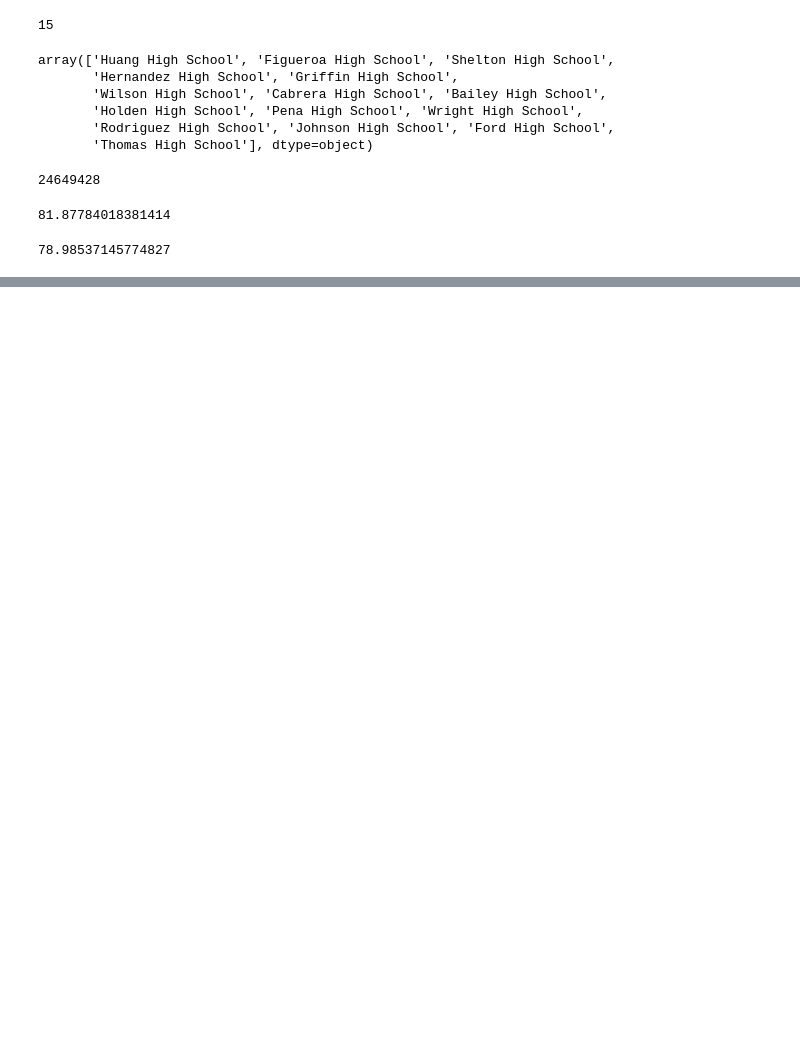
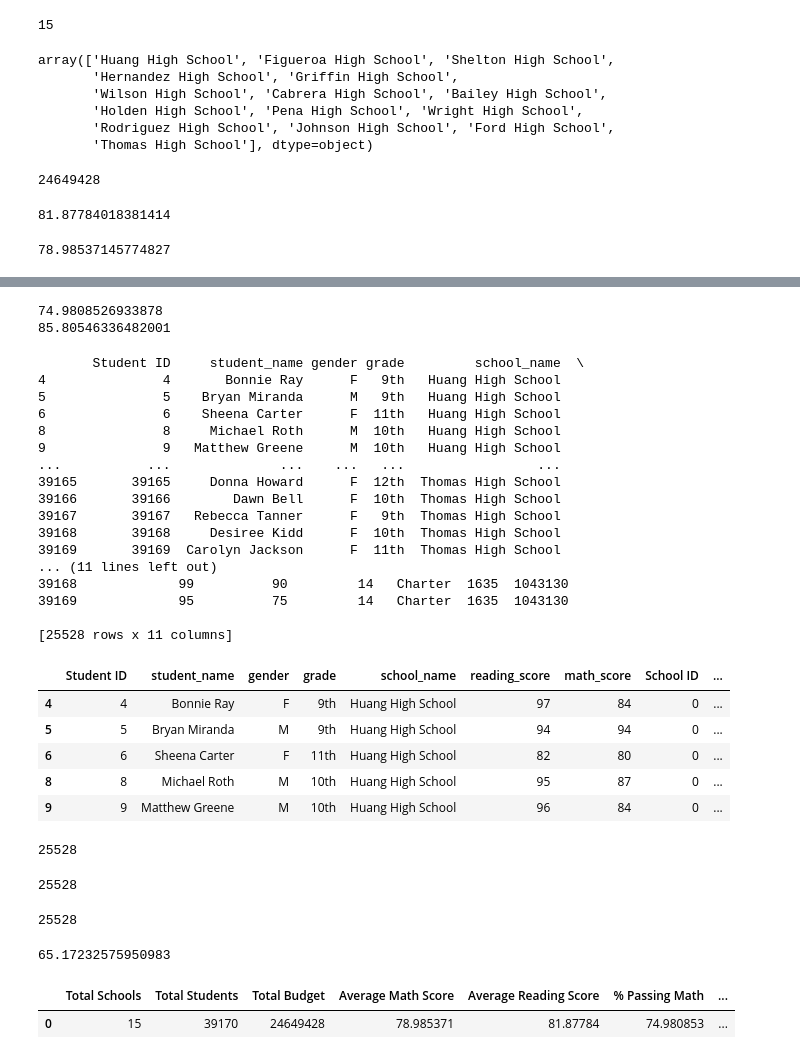
Before and after one commit to fahadarehman1/School_District_Analysis, a Jupyter notebook: PyCitySchools.ipynb, the cells around one changed output, grey strips where cells are left out. Cells and saved outputs as stored; diff of their text form; code cells hidden in the pictures; blank space fills up the shorter version.

```diff
--- a/PyCitySchools.ipynb
+++ b/PyCitySchools.ipynb
@@ -91,0 +176,73 @@ average_math_score
+# %%
+# Calculate the percent that passed math.
+passing_math_percentage = passing_math_count / float(student_count) * 100
+print(passing_math_percentage)
+# Calculate the percent that passed reading.
+passing_reading_percentage = passing_reading_count / float(student_count) * 100
+print(passing_reading_percentage)
+# %% [output]
+74.9808526933878
+85.80546336482001
+# %%
+# Calculate the students who passed both math and reading.
+passing_math_reading = school_data_complete_df[(school_data_complete_df["math_score"] >= 70) & (school_data_complete_df["reading_score"] >= 70)]
+passing_math_reading.head()
+# %% [output]
+       Student ID     student_name gender grade         school_name  \
+4               4       Bonnie Ray      F   9th   Huang High School
+5               5    Bryan Miranda      M   9th   Huang High School
+6               6    Sheena Carter      F  11th   Huang High School
+8               8     Michael Roth      M  10th   Huang High School
+9               9   Matthew Greene      M  10th   Huang High School
+...           ...              ...    ...   ...                 ...
+39165       39165     Donna Howard      F  12th  Thomas High School
+39166       39166        Dawn Bell      F  10th  Thomas High School
+39167       39167   Rebecca Tanner      F   9th  Thomas High School
+39168       39168     Desiree Kidd      F  10th  Thomas High School
+39169       39169  Carolyn Jackson      F  11th  Thomas High School
+... (11 lines left out)
+39168             99          90         14   Charter  1635  1043130
+39169             95          75         14   Charter  1635  1043130
+
+[25528 rows x 11 columns]
+|  | Student ID | student_name | gender | grade | school_name | reading_score | math_score | School ID | ... |
+| 4 | 4 | Bonnie Ray | F | 9th | Huang High School | 97 | 84 | 0 | ... |
+| 5 | 5 | Bryan Miranda | M | 9th | Huang High School | 94 | 94 | 0 | ... |
+| 6 | 6 | Sheena Carter | F | 11th | Huang High School | 82 | 80 | 0 | ... |
+| 8 | 8 | Michael Roth | M | 10th | Huang High School | 95 | 87 | 0 | ... |
+| 9 | 9 | Matthew Greene | M | 10th | Huang High School | 96 | 84 | 0 | ... |
+# %%
+passing_math_reading["student_name"].count()
+# %% [output]
+25528
+# %%
+passing_math_reading.student_name.count()
+# %% [output]
+25528
+# %%
+# Calculate the number of students who passed both math and reading.
+overall_passing_math_reading_count = passing_math_reading["student_name"].count()
+overall_passing_math_reading_count
+# %% [output]
+25528
+# %%
+# Calculate the overall passing percentage.
+overall_passing_percentage = overall_passing_math_reading_count / student_count * 100
+overall_passing_percentage
+# %% [output]
+65.17232575950983
+# %%
+# Adding a list of values with keys to create a new DataFrame.
+district_summary_df = pd.DataFrame(
+          [{"Total Schools": school_count,
+          "Total Students": student_count,
+          "Total Budget": total_budget,
+          "Average Math Score": average_math_score,
+          "Average Reading Score": average_reading_score,
+          "% Passing Math": passing_math_percentage,
+         "% Passing Reading": passing_reading_percentage,
+        "% Overall Passing": overall_passing_percentage}])
+district_summary_df
+# %% [output]
+|  | Total Schools | Total Students | Total Budget | Average Math Score | Average Reading Score | % Passing Math | ... |
+| 0 | 15 | 39170 | 24649428 | 78.985371 | 81.87784 | 74.980853 | ... |
```
Also changed, not shown: parts of 34 cells of this notebook.
